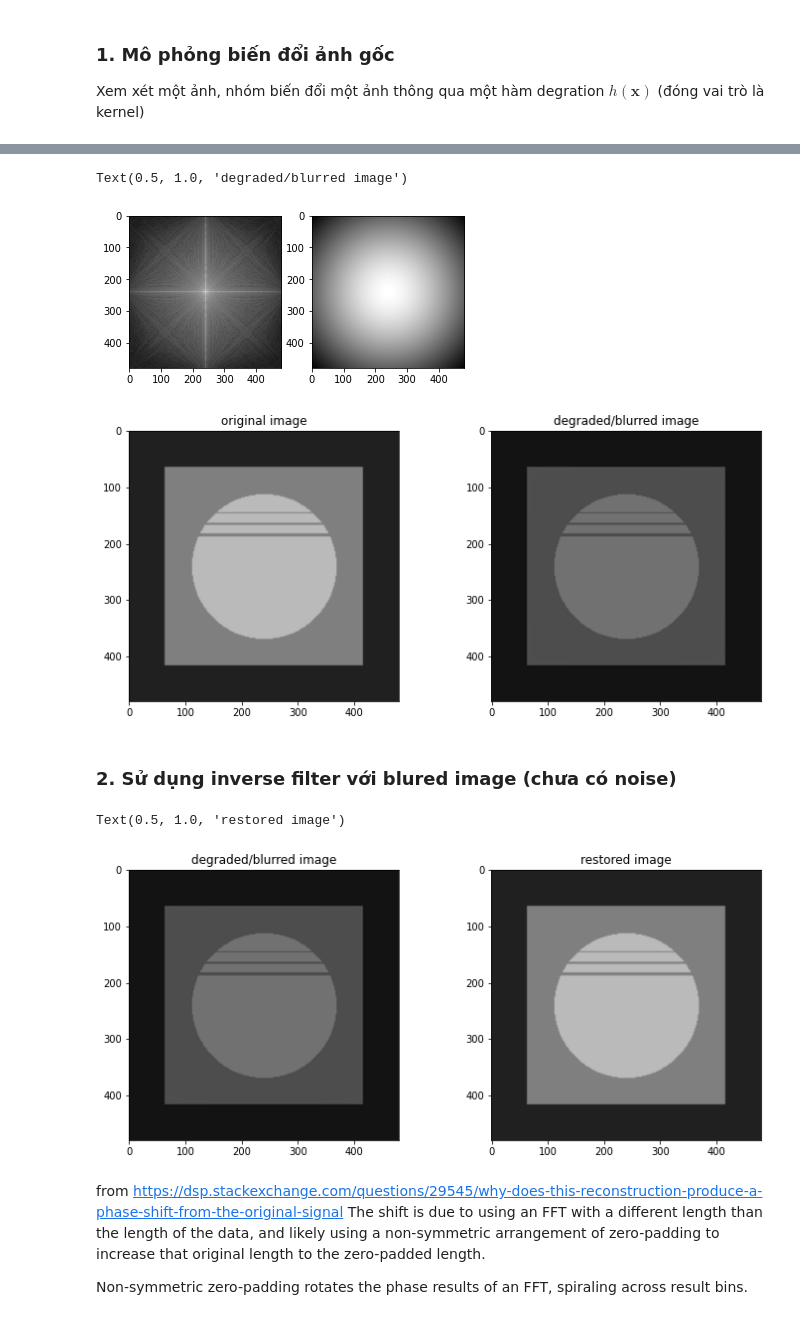
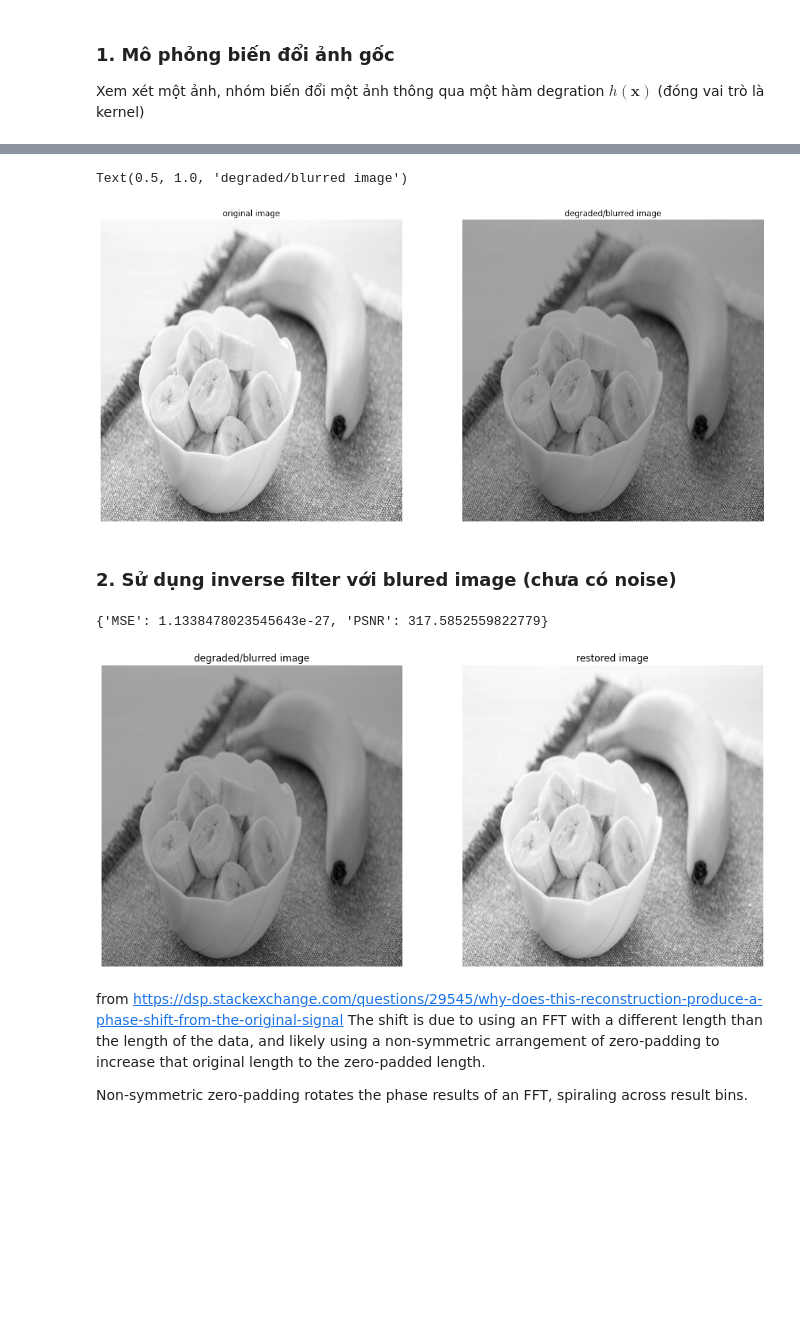
Before and after one commit to alonet14/image_processing, a Jupyter notebook: restore_image.ipynb, the cells around one changed output, grey strips where cells are left out. Cells and saved outputs as stored; diff of their text form; code cells hidden in the pictures; blank space fills up the shorter version.

```diff
--- a/restore_image.ipynb
+++ b/restore_image.ipynb
@@ -62,54 +46,74 @@ plt.axis('off')
+# %%
+import cv2
+from config import Flag
+
+prefix = Flag.image_origin
+file_name = prefix / 'banana.jpg'
+im = cv2.imread(str(file_name),0)
 # %%
 f = cv2.imread(str(file_name),0)
 f = cv2.resize(f, (480, 480))
+
 h = gaussian_kernel(k=9, sigma=3)
-h2 = degradation_function(f.shape[0], f.shape[1], 0.1)
 # computing the number of padding on one side
 a = int(f.shape[0]//2 - h.shape[0]//2)
 h_pad = np.pad(h, (a,a-1), 'constant', constant_values=(0))
 
 # computing the Fourier transforms
 F = fftn(f)
-H = degradation_function(f.shape[0], f.shape[1], 0.00003)
+H = degradation_function(f.shape[0], f.shape[1],0.000025)
 
-plt.subplot(121)
-plt.imshow(fftshift(np.log(np.abs(F)+1)), cmap="gray")
-plt.subplot(122)
-# plt.imshow(fftshift(np.log(np.abs(H)+1)), cmap="gray")
-plt.imshow(H+1, cmap="gray")
+# plt.subplot(121)
+# plt.imshow(fftshift(np.log(np.abs(F)+1)), cmap="gray")
+# plt.subplot(122)
+# # plt.imshow(np.log(np.abs(H)+1), cmap="gray")
+# plt.imshow(H, cmap="gray")
 
-# convolution
 G = np.multiply(F,H)
+
 
 # Inverse Transform
 # - we have to perform FFT shift before reconstructing the image in the space domain
 # g =fftshift(ifftn(G).real)
 g =(ifftn(G).real)
-plt.figure(figsize=(12,5))
+plt.figure(figsize=(18,10))
 plt.subplot(121)
+plt.axis("off")
 plt.imshow(f, cmap="gray", vmin=0, vmax=255); plt.title("original image")
 plt.subplot(122)
+plt.axis("off")
 plt.imshow(g, cmap="gray", vmin=0, vmax=255); plt.title("degraded/blurred image")
 # %% [output]
 Text(0.5, 1.0, 'degraded/blurred image')
-[figure, old version]
+[figure, new version]
-[figure, removed]
 # %% [markdown]
 ### 2. Sử dụng inverse filter với blured image (chưa có noise)
 # %%
 #F_hat = G/H
+# H = degradation_function(f.shape[0], f.shape[1],0.00001)
 F_hat = np.divide(G,H)
 
 f_hat = ifftn(F_hat).real
 
-plt.figure(figsize=(12,5))
+plt.figure(figsize=(15,7))
 plt.subplot(121)
+plt.axis('off')
 plt.imshow(g, cmap="gray", vmin=0, vmax=255); plt.title("degraded/blurred image")
 plt.subplot(122)
+plt.axis('off')
 plt.imshow(f_hat, cmap="gray", vmin=0, vmax=255); plt.title("restored image")
+
+def metric(gt, ri):
+    SE = (gt - ri)**2
+    MSE = SE.mean()
+    PSNR = 10*np.log10(255*255/MSE)
+    return {"MSE": MSE,"PSNR":PSNR}
+metric_inverse = metric(f, f_hat)
+
+print(metric_inverse)
 # %% [output]
-Text(0.5, 1.0, 'restored image')
+{'MSE': 1.1338478023545643e-27, 'PSNR': 317.5852559822779}
-[figure, old version]
+[figure, new version]
 # %% [markdown]
 from https://dsp.stackexchange.com/questions/29545/why-does-this-reconstruction-produce-a-phase-shift-from-the-original-signal
 The shift is due to using an FFT with a different length than the length of the data, and likely using a non-symmetric arrangement of zero-padding to increase that original length to the zero-padded length.
```
Also changed, not shown: parts of 9 cells of this notebook, 2 other files.
